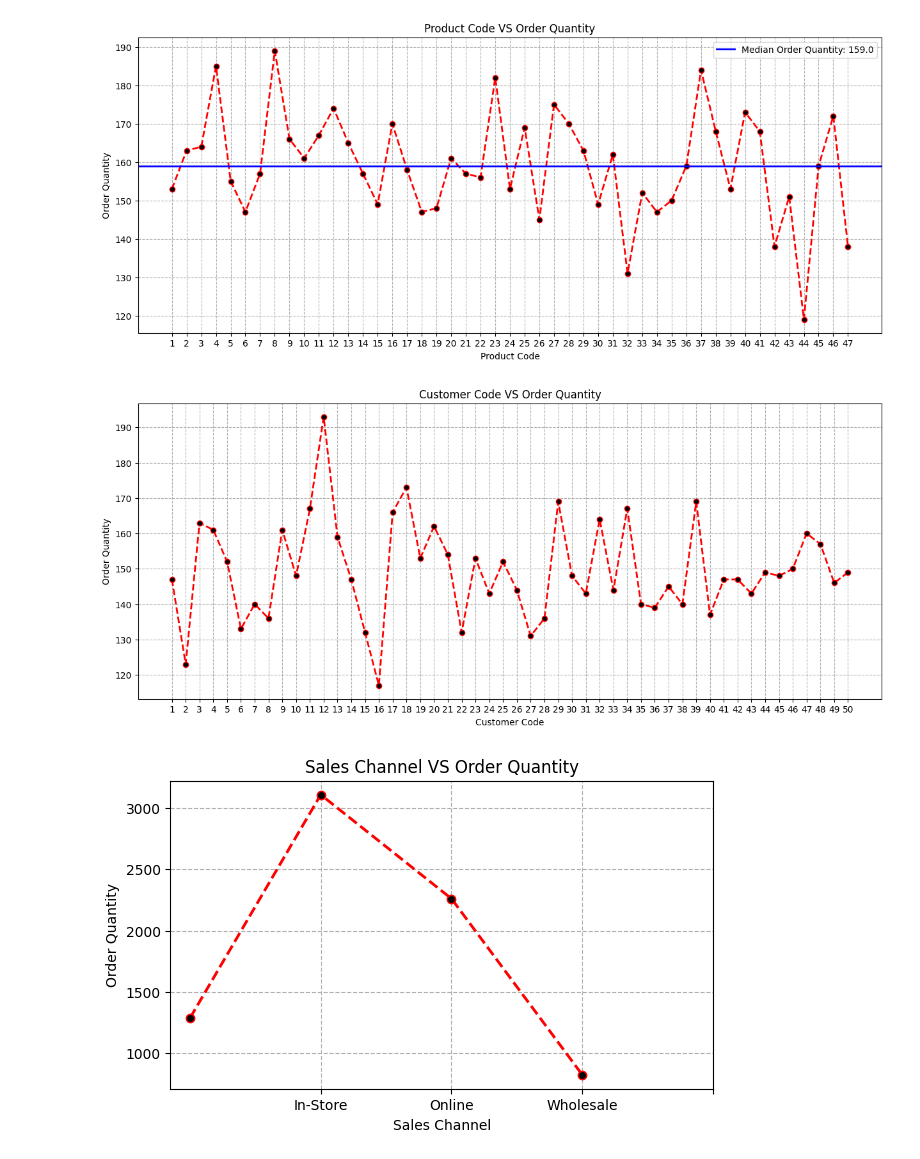
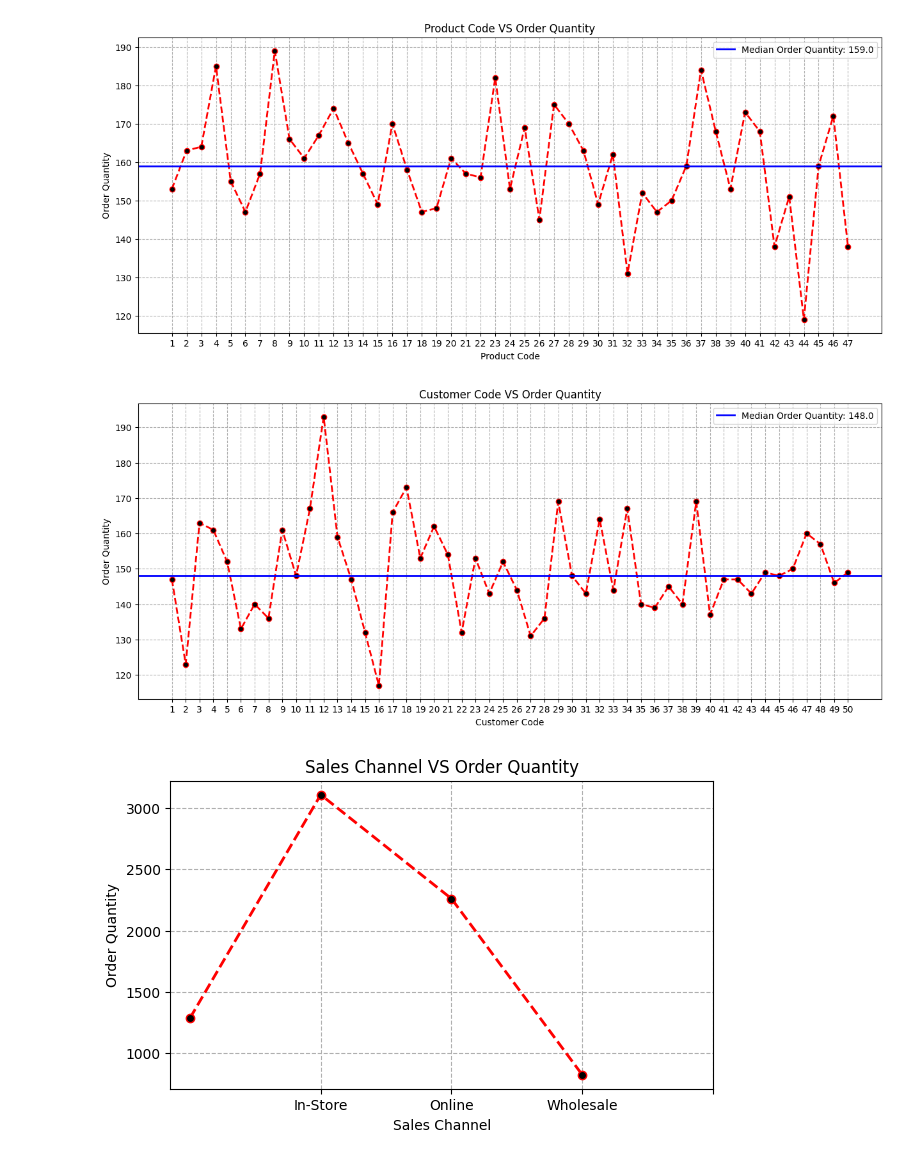
Before and after one commit to NSinha025/ZDS-Mock-Project, a Jupyter notebook: Sales_Order_Sheet_EDA.ipynb, the cells around one changed output. Drawn from its saved outputs; the diff is of its cells as text; code cells hidden in the pictures.

Commit message:
Median line added to the Customer Code VS Order Quantity plot

```diff
--- a/Sales_Order_Sheet_EDA.ipynb
+++ b/Sales_Order_Sheet_EDA.ipynb
@@ -294,15 +294,18 @@ plt1 = dataset_version_1.groupby("Product Code")[["Order Quantity"]].sum()
 # %%
 plt.figure(figsize=(15, 6))
 plt1 = dataset_version_1.groupby("Customer Code")[["Order Quantity"]].count()
 plt.plot(plt1.index,plt1["Order Quantity"], color="red", linewidth=2, linestyle="--", marker='o', mfc="black")
 plt.xticks(np.arange(1,51,1))
 plt.xlabel("Customer Code")
 plt.ylabel("Order Quantity")
+median_order_quantity = plt1["Order Quantity"].median()
+plt.axhline(y=median_order_quantity, color='blue', linestyle='-', linewidth=2, label=f'Median Order Quantity: {median_order_quantity}')
 plt.grid(linestyle='--')
 plt.title("Customer Code VS Order Quantity")
+plt.legend()
 plt.show()
 # %% [output]
-[figure, old version]
+[figure, new version]
 # %%
 plt.figure(figsize=(7, 4))
 plt1 = dataset_version_1.groupby("Sales Channel")[["Order Quantity"]].count()
```
